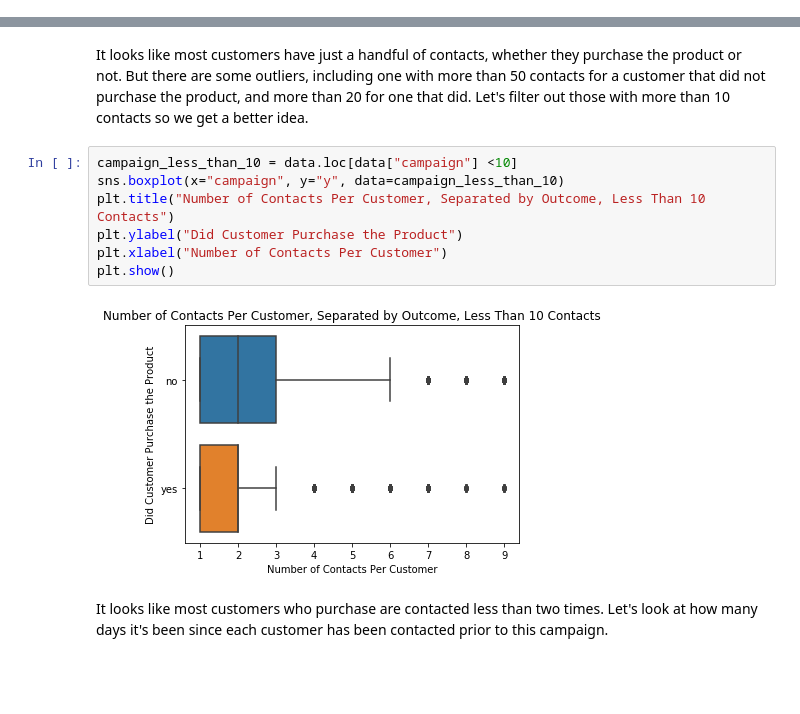
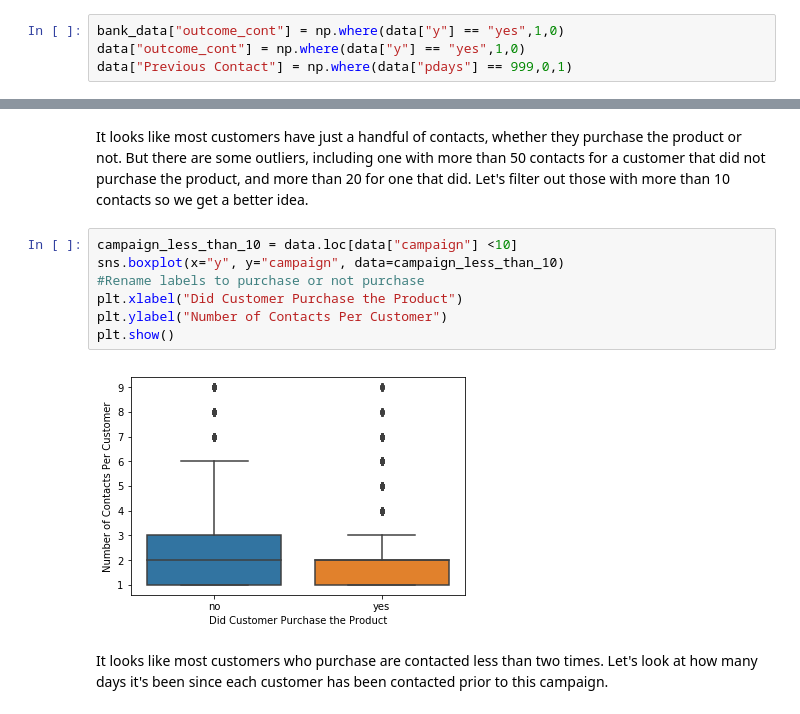
Before and after one commit to zinrion/Thinkful-Projects, a Jupyter notebook: Bank Marketing Exploration.ipynb, the cells around one changed output, grey strips where cells are left out. Cells and saved outputs as stored; diff of their text form; blank space fills up the shorter version.

```diff
--- a/Bank Marketing Exploration.ipynb
+++ b/Bank Marketing Exploration.ipynb
@@ -75,2 +85,6 @@ There does appear to be a class imblanace issue, but there are more than 10% of
 # %%
 bank_data = data.loc[:,"age":"poutcome"]
+# %%
+bank_data["outcome_cont"] = np.where(data["y"] == "yes",1,0)
+data["outcome_cont"] = np.where(data["y"] == "yes",1,0)
+data["Previous Contact"] = np.where(data["pdays"] == 999,0,1)
@@ -133,12 +174,12 @@ plt.show()
 It looks like most customers have just a handful of contacts, whether they purchase the product or not.  But there are some outliers, including one with more than 50 contacts for a customer that did not purchase the product, and more than 20 for one that did. Let's filter out those with more than 10 contacts so we get a better idea.
 # %%
 campaign_less_than_10 = data.loc[data["campaign"] <10]
-sns.boxplot(x="campaign", y="y", data=campaign_less_than_10)
-plt.title("Number of Contacts Per Customer, Separated by Outcome, Less Than 10 Contacts")
-plt.ylabel("Did Customer Purchase the Product")
-plt.xlabel("Number of Contacts Per Customer")
+sns.boxplot(x="y", y="campaign", data=campaign_less_than_10)
+#Rename labels to purchase or not purchase
+plt.xlabel("Did Customer Purchase the Product")
+plt.ylabel("Number of Contacts Per Customer")
 plt.show()
 # %% [output]
-[figure, old version]
+[figure, new version]
 # %% [markdown]
 It looks like most customers who purchase are contacted less than two times.  Let's look at how many days it's been since each customer has been contacted prior to this campaign.
```
Also changed, not shown: parts of 27 cells of this notebook, 1 other file.
